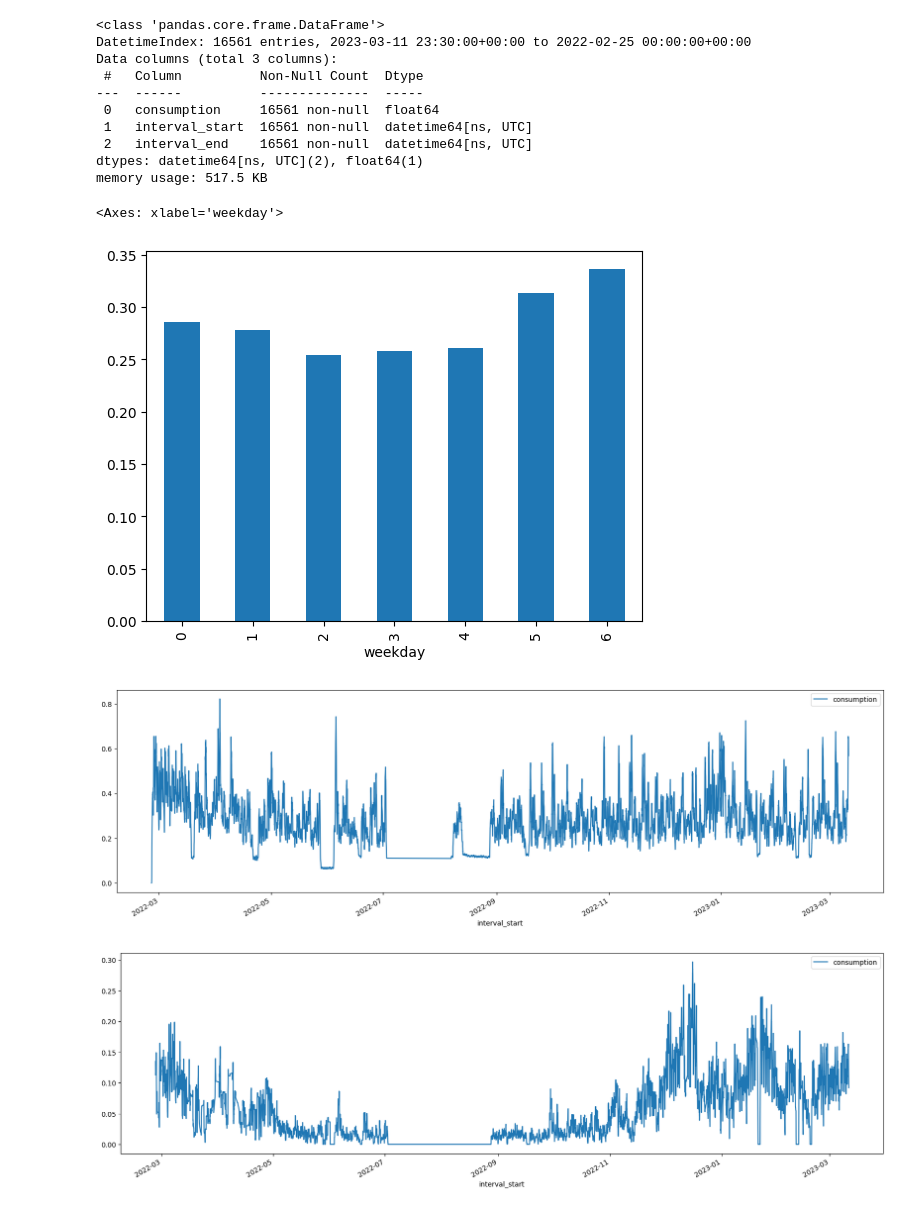
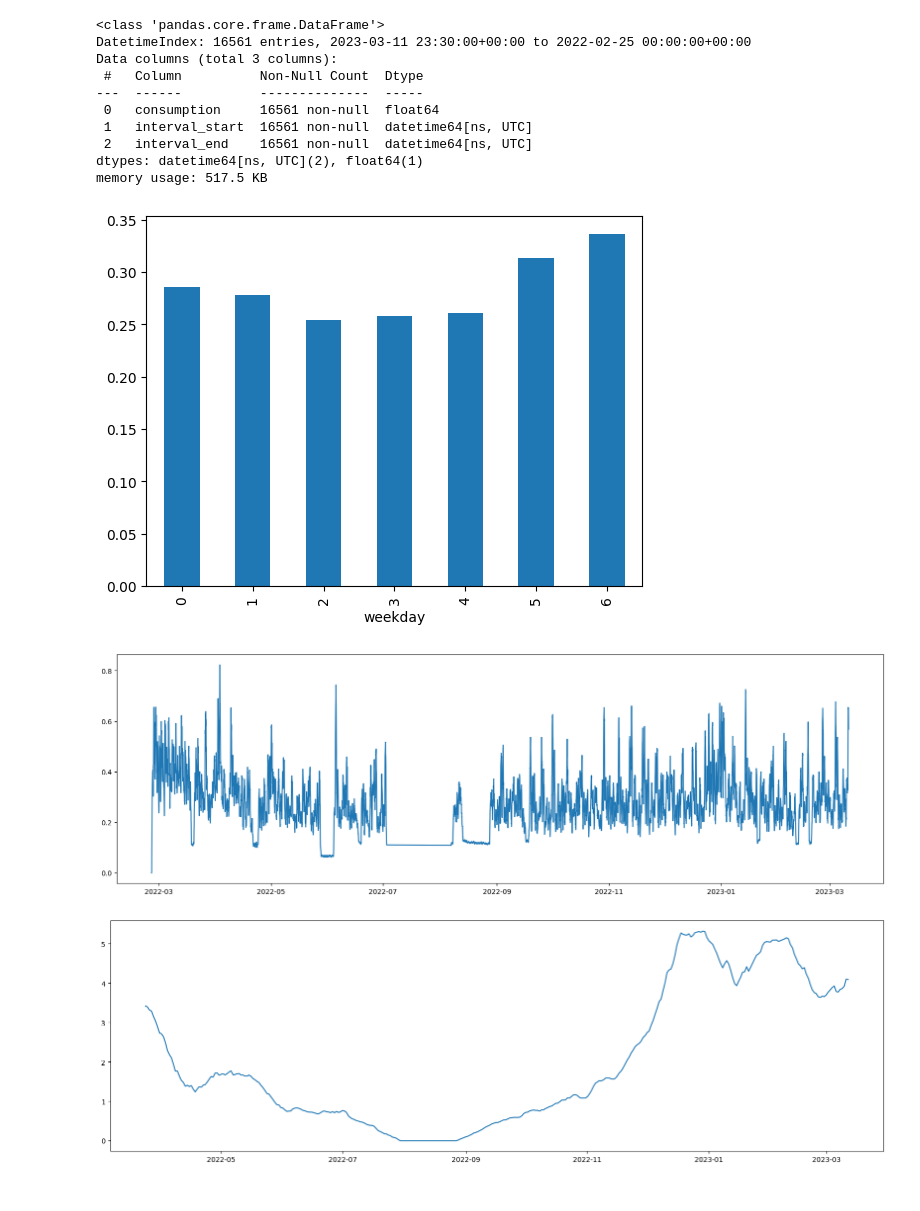
Before and after one commit to gorbynet/EnergyTracker, a Jupyter notebook: initial_workings.ipynb, the cells around one changed output. Saved outputs shown, nothing was run; the diff lists cells and outputs as text; code cells hidden in the pictures.

```diff
--- a/initial_workings.ipynb
+++ b/initial_workings.ipynb
@@ -40,16 +42,18 @@ elec_df['weekday'] = elec_df['interval_start'].dt.dayofweek
 # %%
+elec_df['weekday'] = elec_df['interval_start'].dt.dayofweek
+# maybe get weekday names instrad of numbers
 elec_weekday_df = elec_df.groupby('weekday')['consumption'].mean()
-elec_weekday_df.plot.bar()
+_ = elec_weekday_df.plot.bar()
 # %% [output]
-<Axes: xlabel='weekday'>
 [figure]
 # %%
 
 elec_df = elec_df.drop('interval_start', axis=1)
 elec_df = elec_df.drop('interval_end', axis=1)
-_ = elec_df.rolling(window=4*7).mean().plot(figsize=(20,6))
+plt.figure(figsize=(20,6))
+_ = plt.plot(elec_df['consumption'].rolling(window=4*7).mean())
 # %% [output]
-[figure, old version]
+[figure, new version]
 # %%
 gas_r = s.get(sc.API_ROOT + f'/v1/gas-meter-points/{sc.gas_MPRN}/meters/{sc.gas_serial_number}/consumption/?page_size=25000',
     auth=(sc.API_KEY,'')
@@ -58,11 +62,17 @@ gas_r.raise_for_status()
 # %%
 gas_j = json.loads(gas_r.content)
 gas_df = (
     pd.DataFrame(gas_j['results']))
-gas_df.interval_start = pd.to_datetime(gas_df.interval_start)
-gas_df = gas_df.set_index('interval_start')
+gas_df['interval_start'] = pd.to_datetime(gas_df['interval_start'], utc=True)
 
+gas_df.index = gas_df['interval_start']
+day_gas_df = gas_df.resample('D').sum()
+day_gas_df['weekday'] = day_gas_df.index.dayofweek
+
+gas_df = gas_df.drop('interval_start', axis=1)
 gas_df = gas_df.drop('interval_end', axis=1)
-_ = gas_df.rolling(window=4*7).mean().plot(figsize=(20,6))
+
+plt.figure(figsize=(20,6))
+_ = plt.plot(day_gas_df['consumption'].rolling(window=4*7).mean())
 # %% [output]
-[figure, old version]
+[figure, new version]
```
Also changed, not shown: parts of 10 cells of this notebook, 2 other files.
